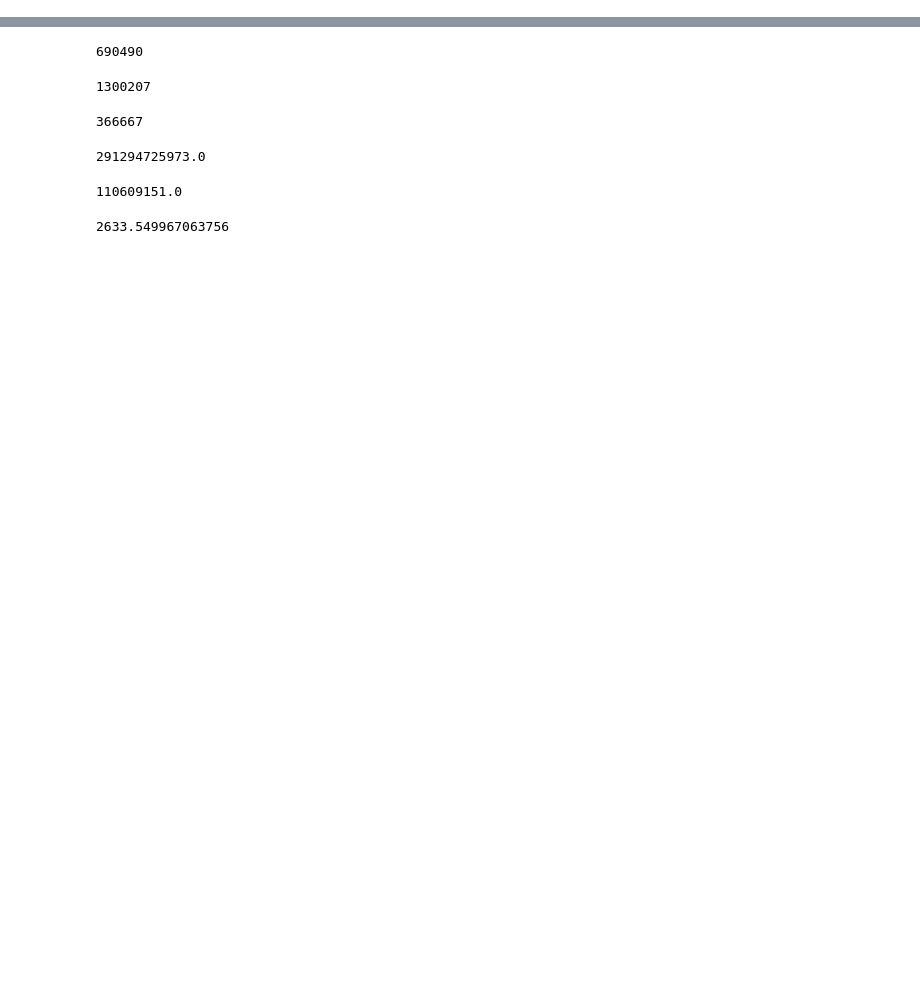
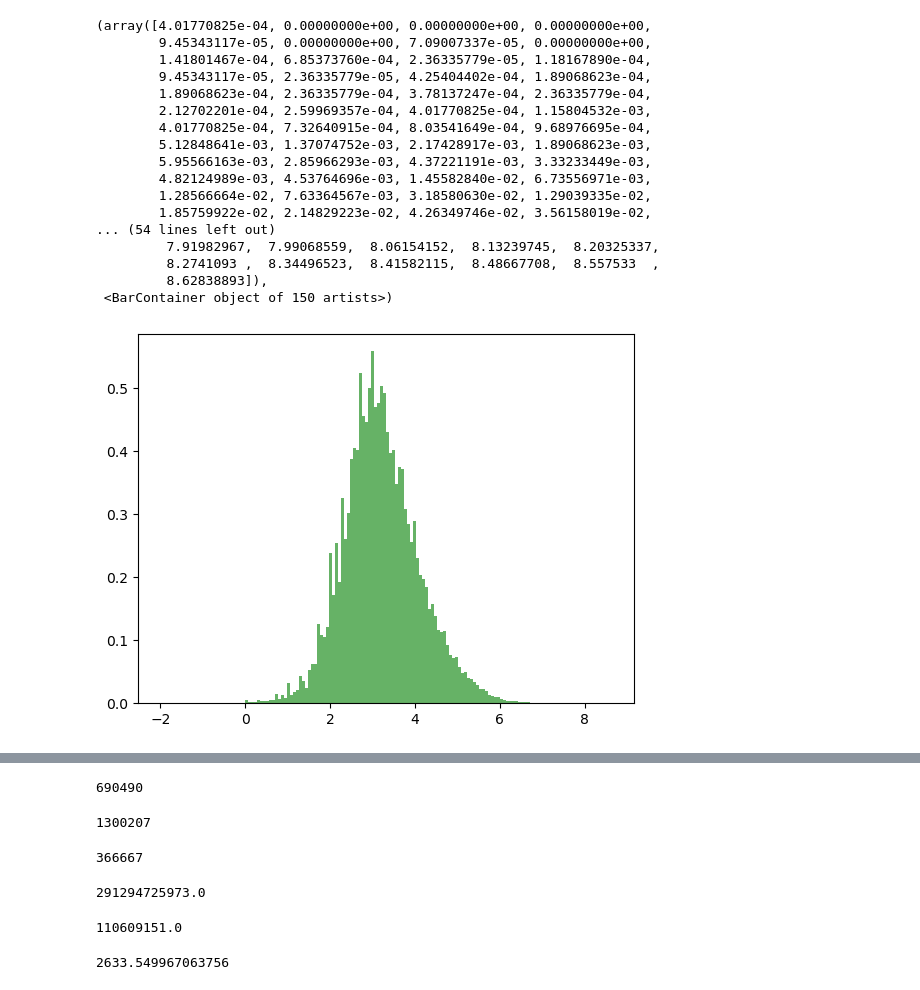
Before and after one commit to TheAllUnknown/BankTransactionNet, a Jupyter notebook: basics.ipynb, the cells around one changed output, grey strips where cells are left out. Drawn from its saved outputs; the diff is of its cells as text; code cells hidden in the pictures; blank space fills up the shorter version.

```diff
--- a/basics.ipynb
+++ b/basics.ipynb
@@ -8,3 +10,3 @@ import scipy
 # %%
-df = pd.read_csv('data/rabobank_data.csv',sep=';')
+df = pd.read_csv('data/rabobank_easylabel.csv',sep=',')
 # %%
@@ -13,0 +21,24 @@ Index(['start_id', 'total', 'count', 'year_from', 'year_to', 'end_id'], dtype='o
+# %%
+
+data = np.log10(df['Total'])
+
+plt.hist(data, bins=150, density=True, alpha=0.6, color='g', label='Data')
+# %% [output]
+(array([4.01770825e-04, 0.00000000e+00, 0.00000000e+00, 0.00000000e+00,
+        9.45343117e-05, 0.00000000e+00, 7.09007337e-05, 0.00000000e+00,
+        1.41801467e-04, 6.85373760e-04, 2.36335779e-05, 1.18167890e-04,
+        9.45343117e-05, 2.36335779e-05, 4.25404402e-04, 1.89068623e-04,
+        1.89068623e-04, 2.36335779e-04, 3.78137247e-04, 2.36335779e-04,
+        2.12702201e-04, 2.59969357e-04, 4.01770825e-04, 1.15804532e-03,
+        4.01770825e-04, 7.32640915e-04, 8.03541649e-04, 9.68976695e-04,
+        5.12848641e-03, 1.37074752e-03, 2.17428917e-03, 1.89068623e-03,
+        5.95566163e-03, 2.85966293e-03, 4.37221191e-03, 3.33233449e-03,
+        4.82124989e-03, 4.53764696e-03, 1.45582840e-02, 6.73556971e-03,
+        1.28566664e-02, 7.63364567e-03, 3.18580630e-02, 1.29039335e-02,
+        1.85759922e-02, 2.14829223e-02, 4.26349746e-02, 3.56158019e-02,
+... (54 lines left out)
+         7.91982967,  7.99068559,  8.06154152,  8.13239745,  8.20325337,
+         8.2741093 ,  8.34496523,  8.41582115,  8.48667708,  8.557533  ,
+         8.62838893]),
+ <BarContainer object of 150 artists>)
+[figure, added]
```
Also changed, not shown: parts of 10 cells of this notebook, 11 other files.
